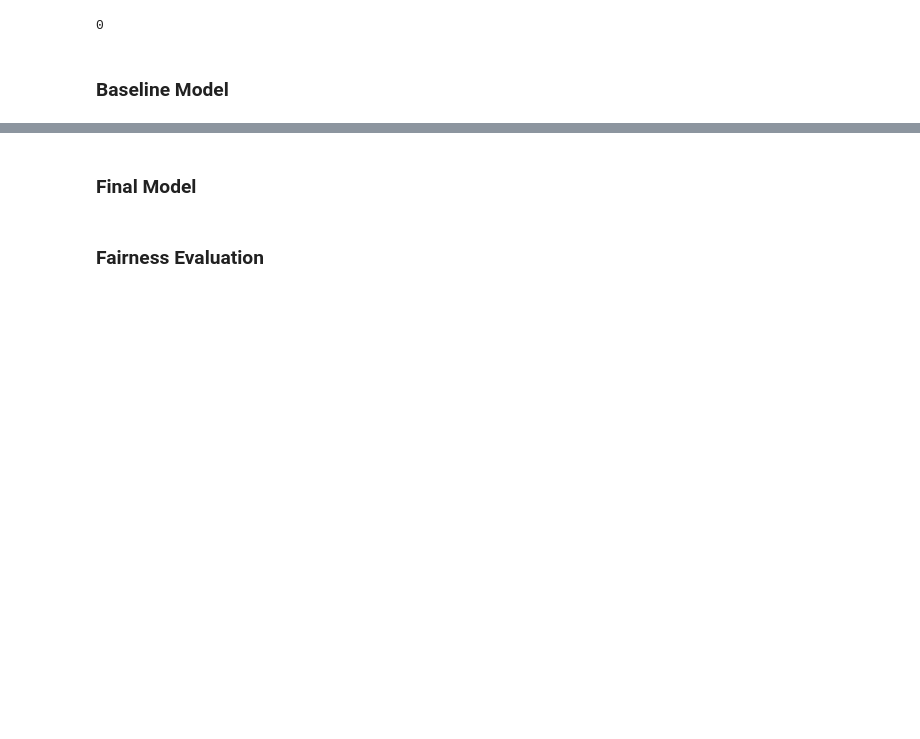
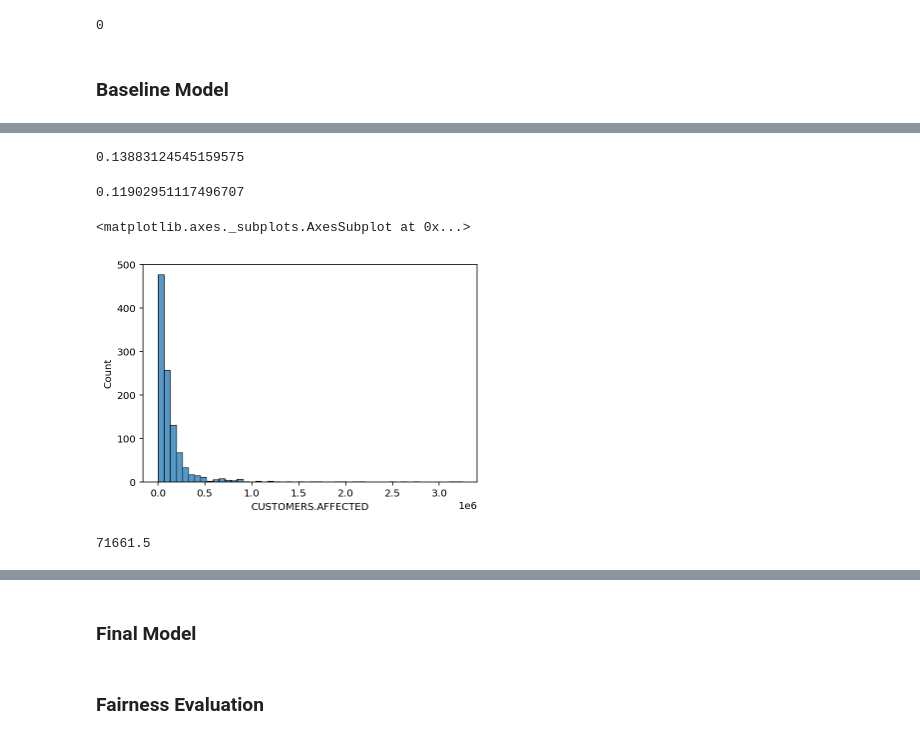
Before and after one commit to YourTeammate/dsc80-co-working, a Jupyter notebook: projects/05/outages.ipynb, the cells around one changed output, grey strips where cells are left out. Saved outputs shown, nothing was run; the diff lists cells and outputs as text; code cells hidden in the pictures; blank space fills up the shorter version.

Commit message:
baseline

```diff
--- a/projects/05/outages.ipynb
+++ b/projects/05/outages.ipynb
@@ -140,3 +159,5 @@ y = ndf['CUSTOMERS.AFFECTED']
+# %%
+y = Binarizer
 # %%
 X_train, X_test, y_train, y_test = train_test_split(X, y, test_size=0.2)
 # %%
@@ -160,0 +196,17 @@ baseline_pl = Pipeline([('column', ct), ('linear_regression', LinearRegression()
+# %%
+baseline_pl.score(X_train, y_train)
+# %% [output]
+0.13883124545159575
+# %%
+baseline_pl.score(X_test, y_test)
+# %% [output]
+0.11902951117496707
+# %%
+sns.histplot(y, bins=50)
+# %% [output]
+<matplotlib.axes._subplots.AxesSubplot at 0x...>
+[figure, added]
+# %%
+np.median(y)
+# %% [output]
+71661.5
```
Also changed, not shown: parts of 16 cells of this notebook.
